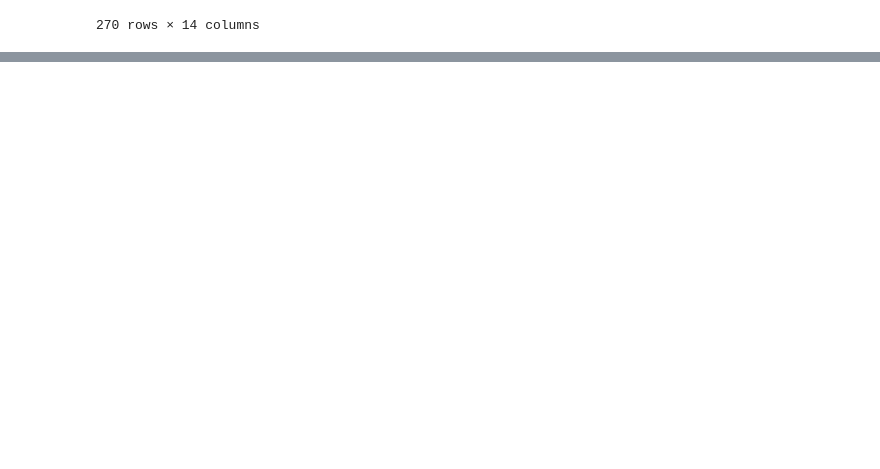
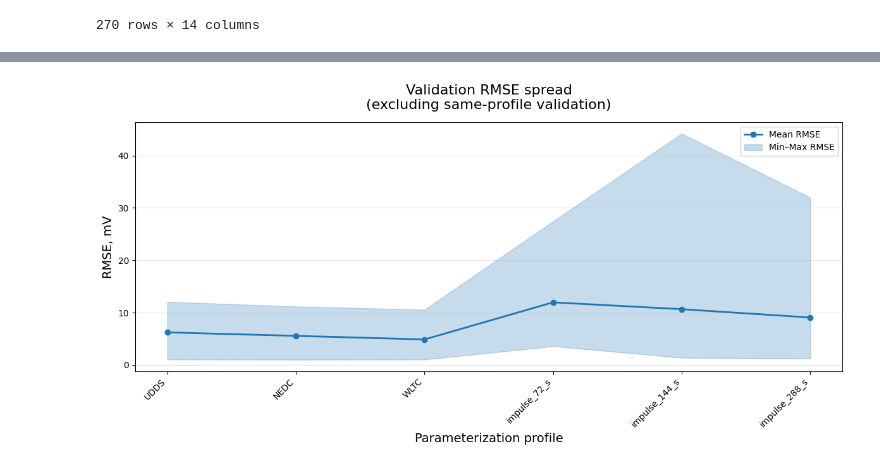
Before and after one commit to a11key/A-Cross-Condition-Analysis-of-Current-Profile-Impact-on-Lithium-Ion-Battery-Model-Parameterization, a Jupyter notebook: Data_processing/Results/code/visualization.ipynb, the cells around one changed output, grey strips where cells are left out. Cells and saved outputs as stored; diff of their text form; code cells hidden in the pictures; blank space fills up the shorter version.

```diff
--- a/Data_processing/Results/code/visualization.ipynb
+++ b/Data_processing/Results/code/visualization.ipynb
@@ -221,0 +606,19 @@ plt.show()
+# %%
+rmse_cols = ["UDDS_rmse", "NEDC_rmse", "WLTC_rmse"]
+
+profile_order = [
+    "UDDS",
+    "NEDC",
+    "WLTC",
+    "impulse_72_s",
+    "impulse_144_s",
+    "impulse_288_s"
+]
+
+plot_rmse_profile_with_spread(
+    df_results,
+    rmse_cols=rmse_cols,
+    profile_order=profile_order
+)
+# %% [output]
+[figure, added]
```
Also changed, not shown: parts of 12 cells of this notebook.
